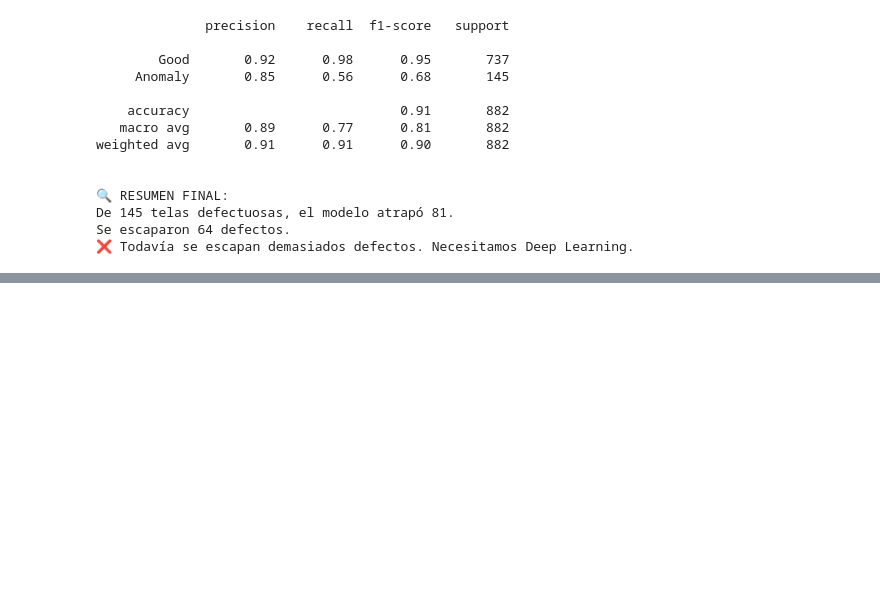
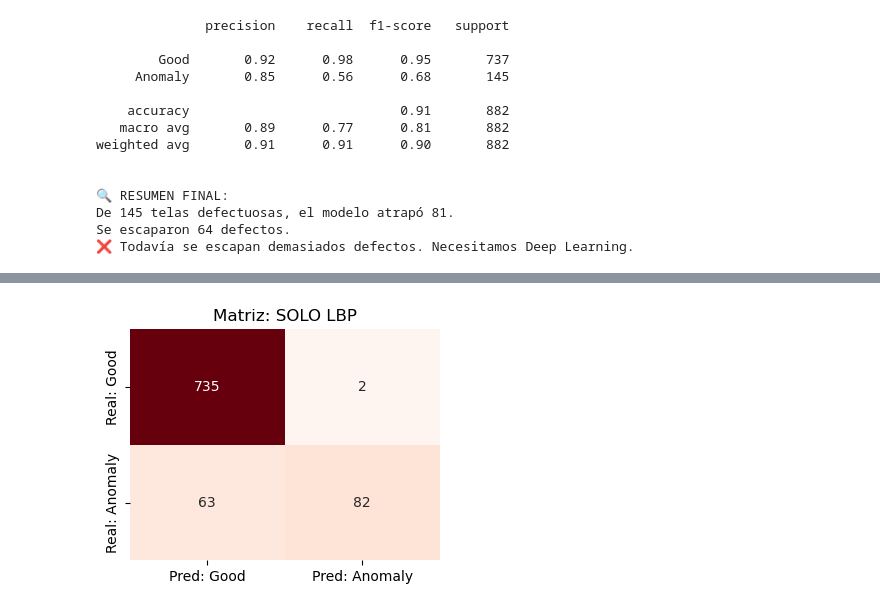
Before and after one commit to asierboveda/Extraccion, a Jupyter notebook: ITD_codigo.ipynb, the cells around one changed output, grey strips where cells are left out. Cells and saved outputs as stored; diff of their text form; code cells hidden in the pictures; blank space fills up the shorter version.

```diff
--- a/ITD_codigo.ipynb
+++ b/ITD_codigo.ipynb
@@ -440,0 +491,18 @@ Se escaparon 64 defectos.
+# %%
+print("--- 1. GENERANDO DATASET SOLO LBP ---")
+X_train_lbp = extraer_caracteristicas(X_train, usar_lbp=True, usar_hog=False)
+X_test_lbp  = extraer_caracteristicas(X_test,  usar_lbp=True, usar_hog=False)
+
+print("\n--- 2. GENERANDO DATASET SOLO HOG ---")
+X_train_hog = extraer_caracteristicas(X_train, usar_lbp=False, usar_hog=True)
+X_test_hog  = extraer_caracteristicas(X_test,  usar_lbp=False, usar_hog=True)
+
+print("\n--- 3. GENERANDO DATASET MIXTO (LBP + HOG) ---")
+# Concatenamos los dos anteriores para ahorrar tiempo de cálculo
+X_train_mix = np.hstack((X_train_lbp, X_train_hog))
+X_test_mix  = np.hstack((X_test_lbp,  X_test_hog))
+
+print(f"\nDimensiones finales:")
+print(f"LBP Features: {X_train_lbp.shape[1]}")
+print(f"HOG Features: {X_train_hog.shape[1]}")
+print(f"MIX Features: {X_train_mix.shape[1]}")
@@ -440,0 +528,71 @@ Se escaparon 64 defectos.
+# %%
+def entrenar_y_evaluar(nombre_experimento, X_tr, y_tr, X_te, y_te):
+    print(f"\n{'='*60}")
+    print(f"🚀 INICIANDO EXPERIMENTO: {nombre_experimento}")
+    print(f"{'='*60}")
+
+    # 1. Parámetros a probar
+    param_grid = {
+        'n_estimators': [100, 200],
+        'max_depth': [None, 20],
+        # Pesos agresivos para priorizar anomalías
+        'class_weight': ['balanced', {0: 1, 1: 10}, {0: 1, 1: 20}]
+    }
+
+    # 2. Grid Search optimizado para RECALL
+    grid = GridSearchCV(
+        RandomForestClassifier(random_state=42, n_jobs=-1),
+        param_grid,
+        scoring='recall', # ¡Importante!
+        cv=3,
+        n_jobs=-1,
+        verbose=1
+    )
+
+    grid.fit(X_tr, y_tr)
+
+    # 3. Mejor Modelo
+    best_rf = grid.best_estimator_
+    print(f"\n🏆 Mejor configuración ({nombre_experimento}): {grid.best_params_}")
+
+    # 4. Evaluación en Test
+    preds = best_rf.predict(X_te)
+
+    # Métricas
+    cm = confusion_matrix(y_te, preds)
+    recall = recall_score(y_te, preds)
+    total_anomalias = cm[1,0] + cm[1,1]
+    escapadas = cm[1,0]
+
+    print(f"\n📊 RESULTADOS TEST SET ({nombre_experimento}):")
+    print(f"   Recall (Tasa de detección): {recall:.2%}")
+    print(f"   Defectos reales totales:    {total_anomalias}")
+    print(f"   Defectos detectados:        {cm[1,1]}")
+    print(f"   ❌ DEFECTOS ESCAPADOS:      {escapadas}")
+
+    # Visualizar Matriz pequeña
+    plt.figure(figsize=(4, 3))
+    sns.heatmap(cm, annot=True, fmt='d', cmap='Reds', cbar=False,
+                xticklabels=['Pred: Good', 'Pred: Anomaly'],
+                yticklabels=['Real: Good', 'Real: Anomaly'])
+    plt.title(f'Matriz: {nombre_experimento}')
+    plt.show()
+
+    return recall
+
+# --- EJECUTAR LOS 3 EXPERIMENTOS ---
+
+# 1. Solo LBP (Textura)
+recall_lbp = entrenar_y_evaluar("SOLO LBP", X_train_lbp, y_train, X_test_lbp, y_test)
+
+# 2. Solo HOG (Forma)
+recall_hog = entrenar_y_evaluar("SOLO HOG", X_train_hog, y_train, X_test_hog, y_test)
+
+# 3. Mezcla (Textura + Forma)
+recall_mix = entrenar_y_evaluar("MIX (LBP + HOG)", X_train_mix, y_train, X_test_mix, y_test)
+
+print("\n\n🏁 RESUMEN FINAL DE RECALL:")
+print(f"LBP: {recall_lbp:.2%}")
+print(f"HOG: {recall_hog:.2%}")
+print(f"MIX: {recall_mix:.2%}")
+# %% [output]
@@ -440,0 +611 @@ Se escaparon 64 defectos.
+[figure, added]
```
Also changed, not shown: parts of 6 cells of this notebook.
